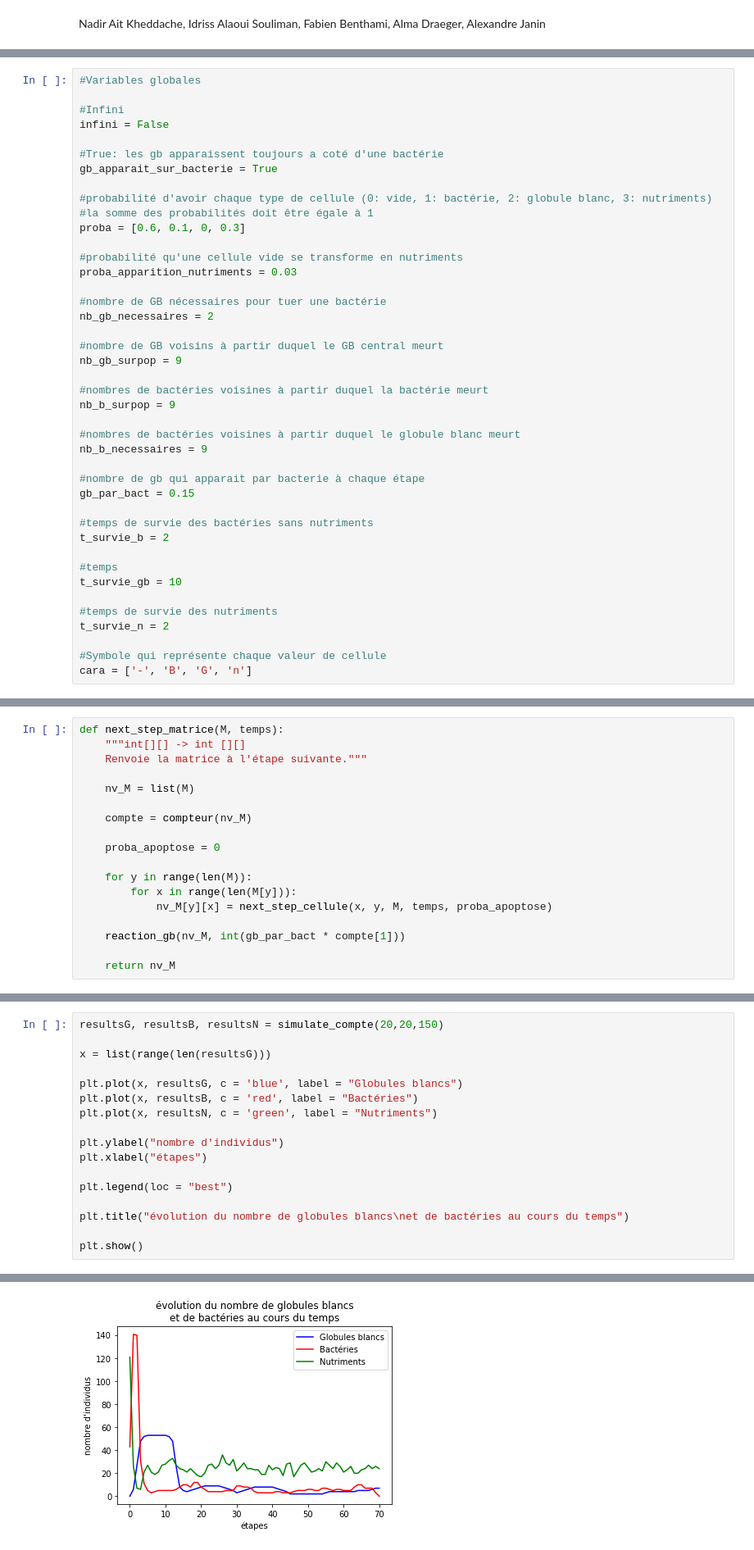
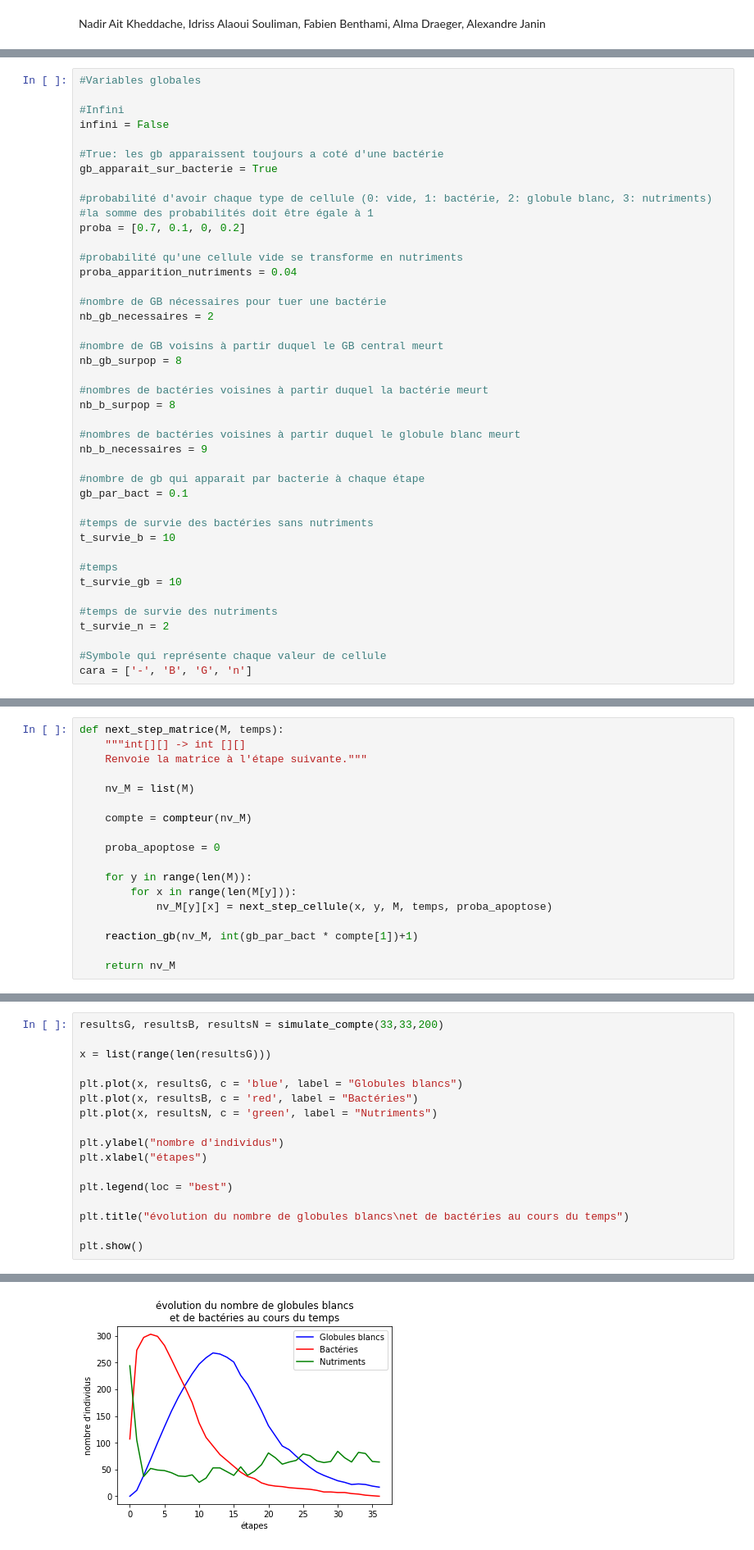
Before and after one commit to are00dynamic-2018/PROPAGATION_BACTERIENNE, a Jupyter notebook: Bactéries.ipynb, the cells around one changed output, grey strips where cells are left out. Shown: that part at 82% size. Drawn from its saved outputs; the diff is of its cells as text.

```diff
--- a/Bactéries.ipynb
+++ b/Bactéries.ipynb
@@ -20,28 +20,28 @@ gb_apparait_sur_bacterie = True
 
 #probabilité d'avoir chaque type de cellule (0: vide, 1: bactérie, 2: globule blanc, 3: nutriments)
 #la somme des probabilités doit être égale à 1
-proba = [0.6, 0.1, 0, 0.3]
+proba = [0.7, 0.1, 0, 0.2]
 
 #probabilité qu'une cellule vide se transforme en nutriments
-proba_apparition_nutriments = 0.03
+proba_apparition_nutriments = 0.04
 
 #nombre de GB nécessaires pour tuer une bactérie
 nb_gb_necessaires = 2
 
 #nombre de GB voisins à partir duquel le GB central meurt
-nb_gb_surpop = 9
+nb_gb_surpop = 8
 
 #nombres de bactéries voisines à partir duquel la bactérie meurt
-nb_b_surpop = 9
+nb_b_surpop = 8
 
 #nombres de bactéries voisines à partir duquel le globule blanc meurt
 nb_b_necessaires = 9
 
 #nombre de gb qui apparait par bacterie à chaque étape
-gb_par_bact = 0.15
+gb_par_bact = 0.1
 
 #temps de survie des bactéries sans nutriments
-t_survie_b = 2
+t_survie_b = 10
 
 #temps
 t_survie_gb = 10
@@ -126,7 +126,7 @@ def next_step_matrice(M, temps):
         for x in range(len(M[y])):
             nv_M[y][x] = next_step_cellule(x, y, M, temps, proba_apoptose)
 
-    reaction_gb(nv_M, int(gb_par_bact * compte[1]))
+    reaction_gb(nv_M, int(gb_par_bact * compte[1])+1)
 
     return nv_M
 # %%
@@ -319,7 +298,7 @@ def simulate_compte(l, h, steps):
 
     return resultsG, resultsB, resultsN
 # %%
-resultsG, resultsB, resultsN = simulate_compte(20,20,150)
+resultsG, resultsB, resultsN = simulate_compte(33,33,200)
 
 x = list(range(len(resultsG)))
 
@@ -340 +319 @@ Victoire du système immunitaire en 70 étapes
-[figure, old version]
+[figure, new version]
```
Also changed, not shown: parts of 4 cells of this notebook.
